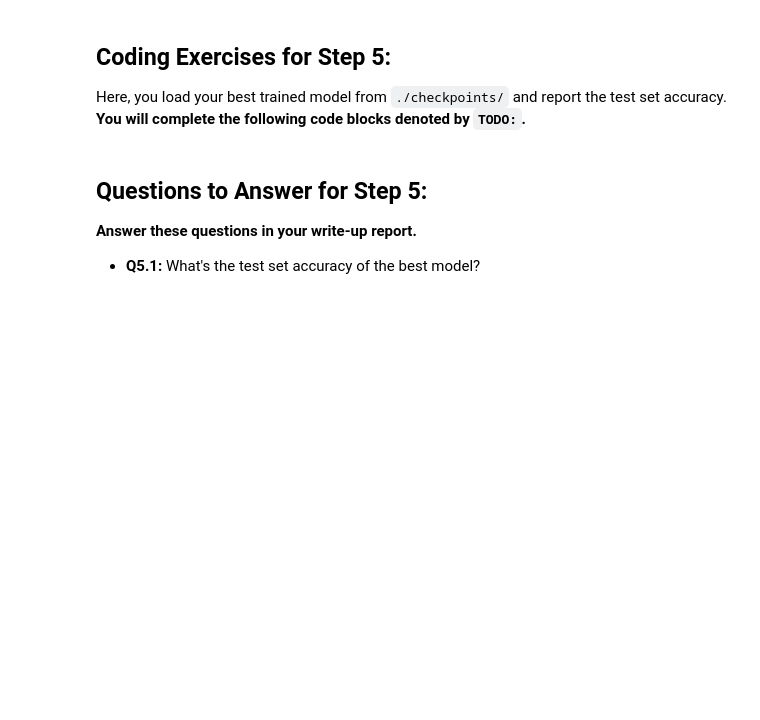
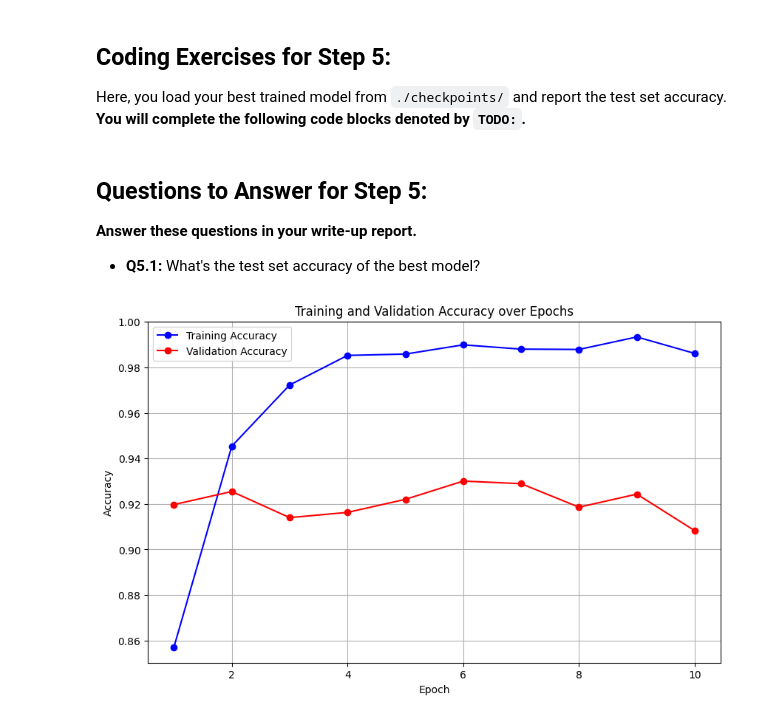
Before and after one commit to sebsadface/nlp, a Jupyter notebook: a2/code/A2S3.ipynb, the cells around one changed output. Cells and saved outputs as stored; diff of their text form; code cells hidden in the pictures; blank space fills up the shorter version.

```diff
--- a/a2/code/A2S3.ipynb
+++ b/a2/code/A2S3.ipynb
@@ -410,3 +474,31 @@ test_dataloader =
 ## **Questions to Answer** for Step 5:
 **Answer these questions in your write-up report.**
 - **Q5.1:** What's the test set accuracy of the best model?
+# %%
+import matplotlib.pyplot as plt
+
+# Training and validation accuracy data
+training_accuracies = [
+    0.8570809248554914, 0.9453757225433526, 0.9722543352601156, 0.9852601156069364,
+    0.9858381502890173, 0.9898843930635838, 0.9880057803468208, 0.9878612716763006,
+    0.9933526011560694, 0.9861271676300578
+]
+validation_accuracies = [
+    0.9197247706422018, 0.9254587155963303, 0.9139908256880734, 0.9162844036697247,
+    0.9220183486238532, 0.930045871559633, 0.9288990825688074, 0.9185779816513762,
+    0.9243119266055045, 0.908256880733945
+]
+
+# Plotting the accuracies
+epochs = range(1, 11)
+plt.figure(figsize=(10, 6))
+plt.plot(epochs, training_accuracies, 'bo-', label='Training Accuracy')
+plt.plot(epochs, validation_accuracies, 'ro-', label='Validation Accuracy')
+plt.title('Training and Validation Accuracy over Epochs')
+plt.xlabel('Epoch')
+plt.ylabel('Accuracy')
+plt.legend()
+plt.grid(True)
+plt.show()
+# %% [output]
+[figure, added]
```
Also changed, not shown: parts of 15 cells of this notebook, 11 other files.
